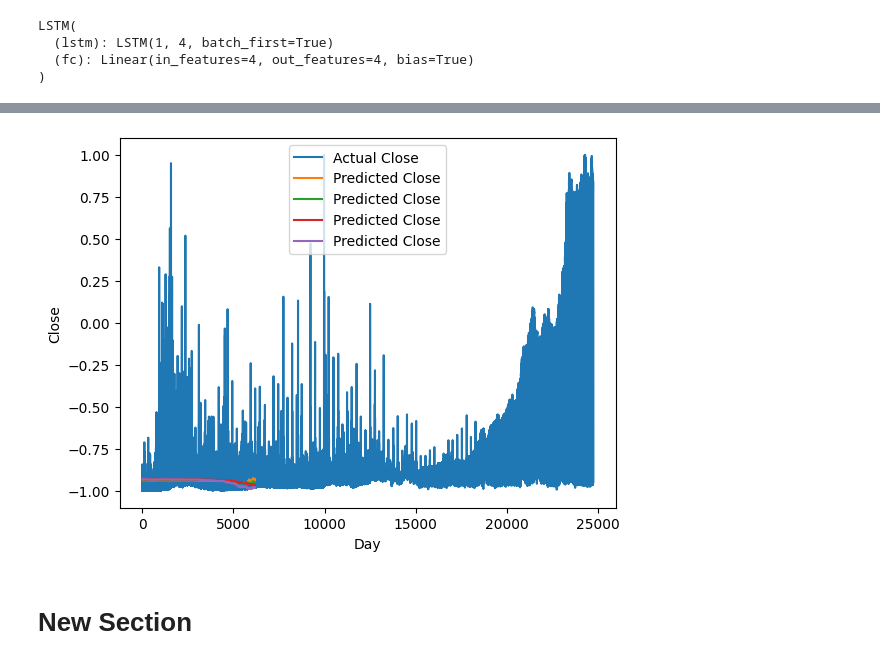
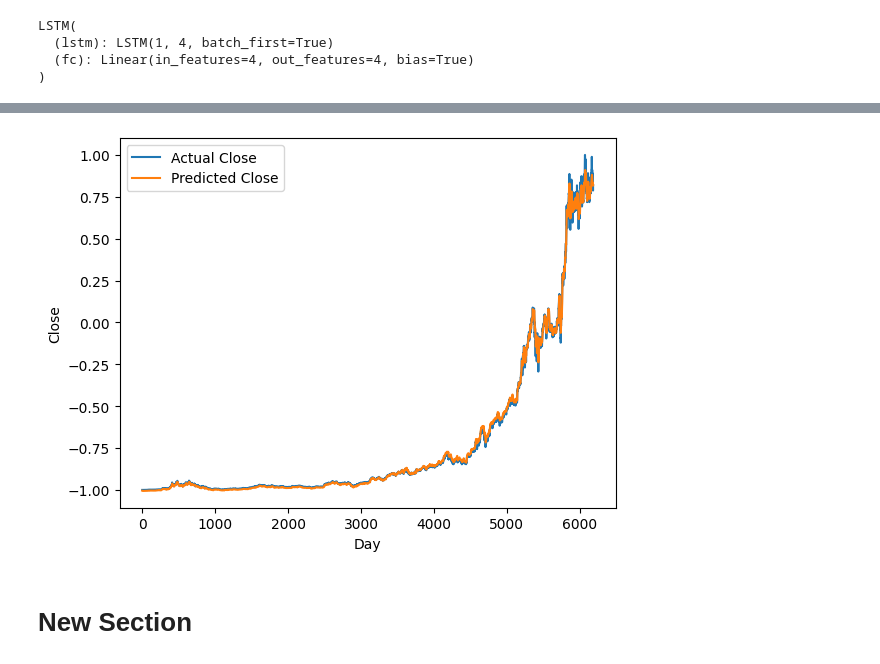
Before and after one commit to kruzel/algotrading, a Jupyter notebook: Low_high_forecasting.ipynb, the cells around one changed output, grey strips where cells are left out. Saved outputs shown, nothing was run; the diff lists cells and outputs as text; code cells hidden in the pictures.

```diff
--- a/Low_high_forecasting.ipynb
+++ b/Low_high_forecasting.ipynb
@@ -195,8 +195,8 @@ X_train.shape, X_test.shape, y_train.shape, y_test.shape
 X_train = X_train.reshape((-1, lookback*4, 1))
 X_test = X_test.reshape((-1, lookback*4, 1))
 
-y_train = y_train.reshape((-1, 1))
-y_test = y_test.reshape((-1, 1))
+y_train = y_train.reshape((-1, 4))
+y_test = y_test.reshape((-1, 4))
 
 X_train.shape, X_test.shape, y_train.shape, y_test.shape
 # %% [output]
@@ -356,15 +350,15 @@ Val Loss: 2.031
 # %%
 with torch.no_grad():
     predicted = model(X_train.to(device)).to('cpu').numpy()
 
-plt.plot(y_train, label='Actual Close')
-plt.plot(predicted, label='Predicted Close')
+plt.plot(y_train[:,1], label='Actual Close')
+plt.plot(predicted[:,1], label='Predicted Close')
 plt.xlabel('Day')
 plt.ylabel('Close')
 plt.legend()
 plt.show()
 # %% [output]
-[figure, old version]
+[figure, new version]
 # %% [markdown]
 # New Section
 # %%
```
Also changed, not shown: parts of 4 cells of this notebook.
